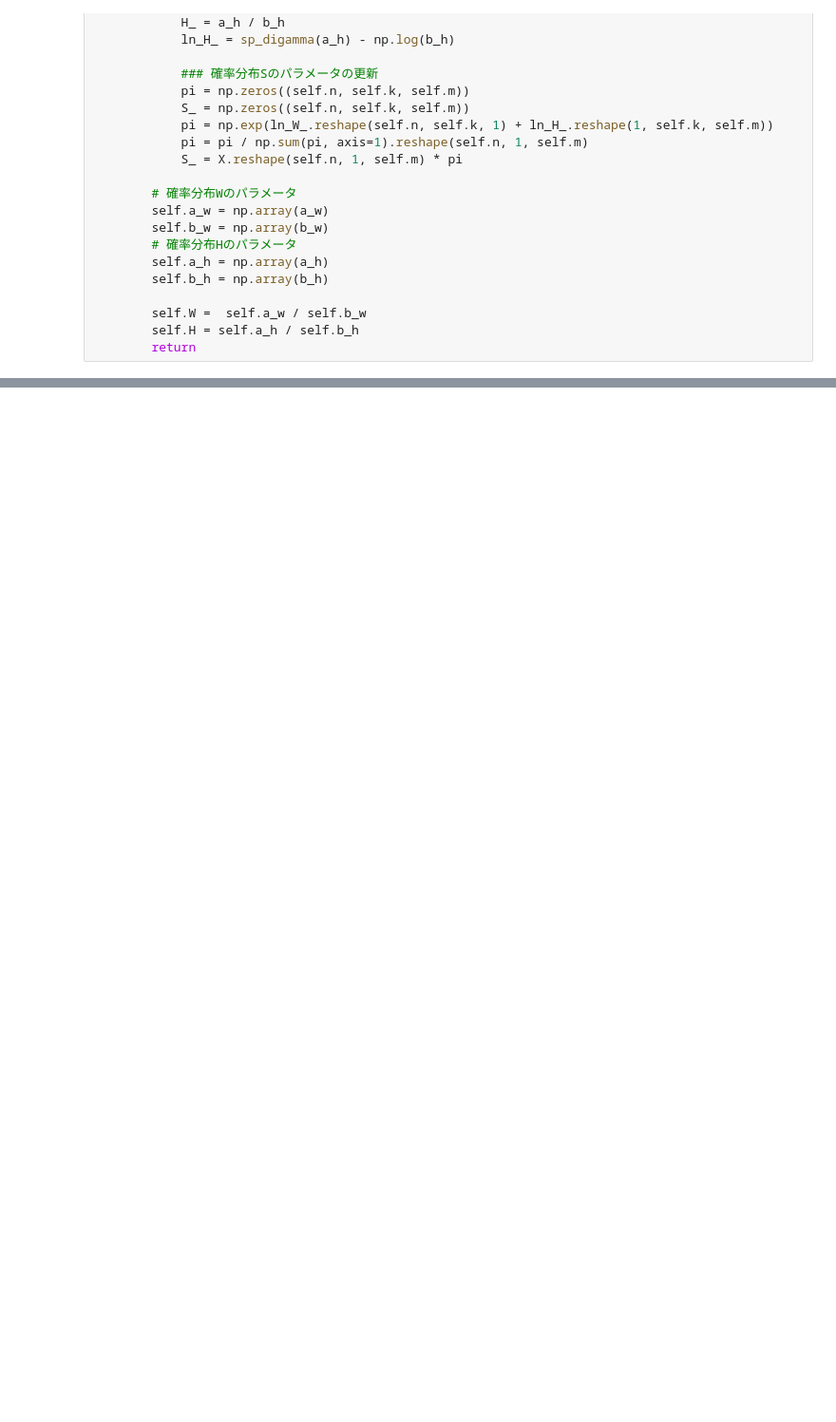
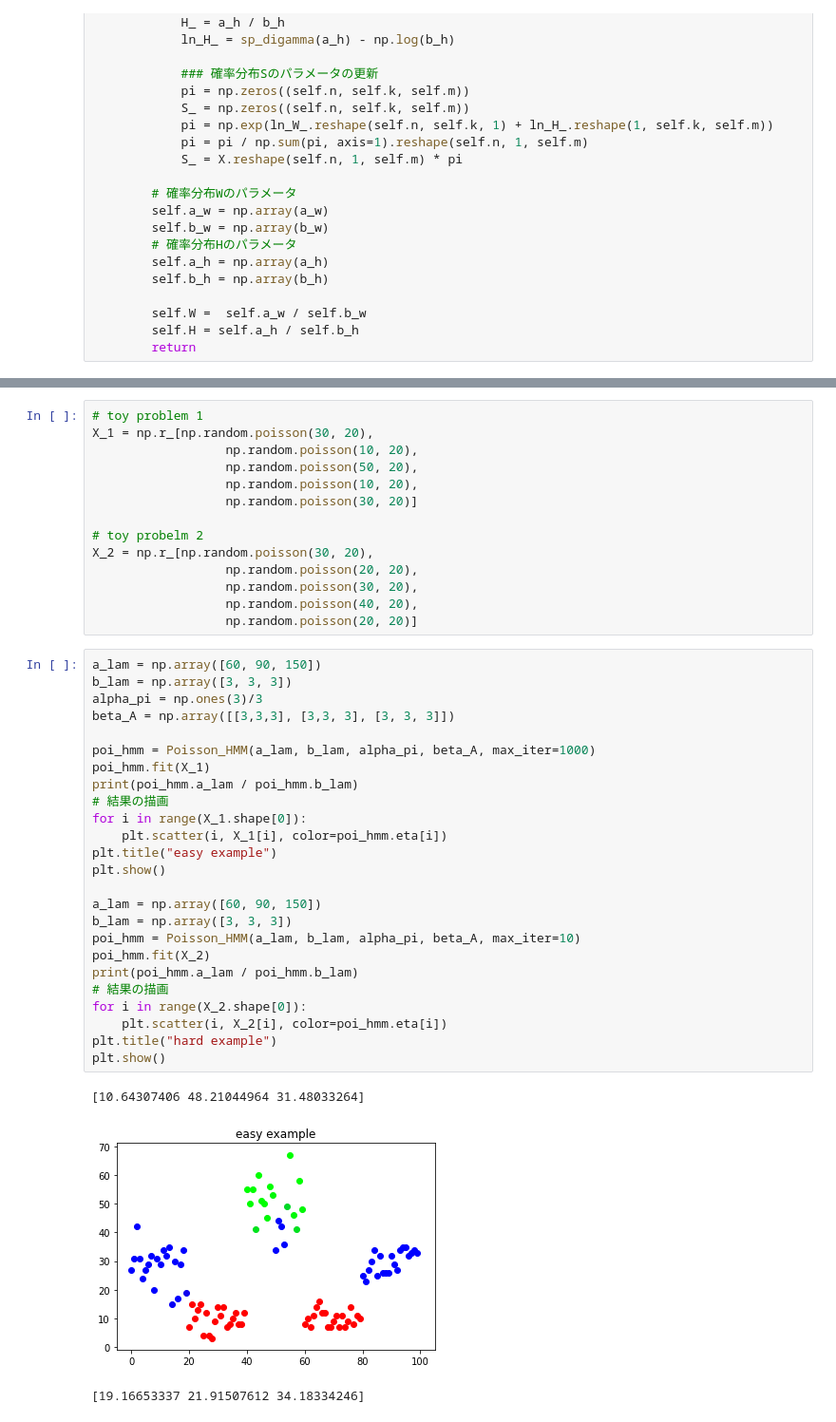
Before and after one commit to GENZITSU/Bayse, a Jupyter notebook: chapter_5.ipynb, the cells around one changed output, grey strips where cells are left out. Shown: that part at 95% size. Saved outputs shown, nothing was run; the diff lists cells and outputs as text; blank space fills up the shorter version.

```diff
--- a/chapter_5.ipynb
+++ b/chapter_5.ipynb
@@ -471,0 +565,43 @@ class NMF:
+# %%
+# toy problem 1
+X_1 = np.r_[np.random.poisson(30, 20),
+                  np.random.poisson(10, 20),
+                  np.random.poisson(50, 20),
+                  np.random.poisson(10, 20),
+                  np.random.poisson(30, 20)]
+
+# toy probelm 2
+X_2 = np.r_[np.random.poisson(30, 20),
+                  np.random.poisson(20, 20),
+                  np.random.poisson(30, 20),
+                  np.random.poisson(40, 20),
+                  np.random.poisson(20, 20)]
+# %%
+a_lam = np.array([60, 90, 150])
+b_lam = np.array([3, 3, 3])
+alpha_pi = np.ones(3)/3
+beta_A = np.array([[3,3,3], [3,3, 3], [3, 3, 3]])
+
+poi_hmm = Poisson_HMM(a_lam, b_lam, alpha_pi, beta_A, max_iter=1000)
+poi_hmm.fit(X_1)
+print(poi_hmm.a_lam / poi_hmm.b_lam)
+# 結果の描画
+for i in range(X_1.shape[0]):
+    plt.scatter(i, X_1[i], color=poi_hmm.eta[i])
+plt.title("easy example")
+plt.show()
+
+a_lam = np.array([60, 90, 150])
+b_lam = np.array([3, 3, 3])
+poi_hmm = Poisson_HMM(a_lam, b_lam, alpha_pi, beta_A, max_iter=10)
+poi_hmm.fit(X_2)
+print(poi_hmm.a_lam / poi_hmm.b_lam)
+# 結果の描画
+for i in range(X_2.shape[0]):
+    plt.scatter(i, X_2[i], color=poi_hmm.eta[i])
+plt.title("hard example")
+plt.show()
+# %% [output]
+[10.64307406 48.21044964 31.48033264]
+[figure, added]
+[19.16653337 21.91507612 34.18334246]
```
Also changed, not shown: parts of 7 cells of this notebook.
